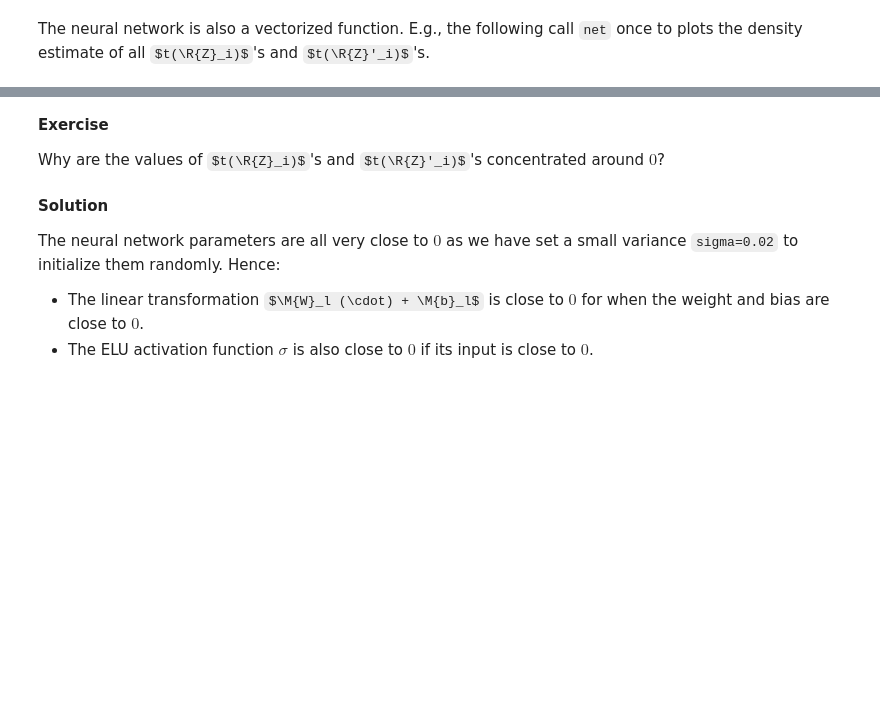
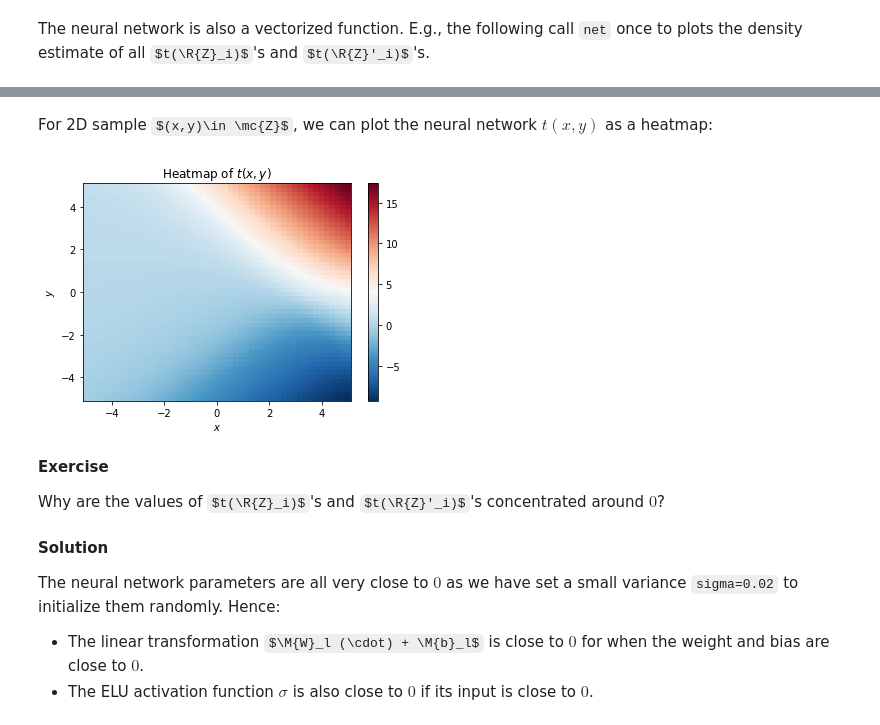
Before and after one commit to ccha23/miml, a Jupyter notebook: source/part1/Training.ipynb, the cells around one changed output, grey strips where cells are left out. Drawn from its saved outputs; the diff is of its cells as text; code cells hidden in the pictures; some formulas as TeX source; blank space fills up the shorter version.

```diff
--- a/source/part1/Training.ipynb
+++ b/source/part1/Training.ipynb
@@ -188,6 +199,5 @@ class Net(nn.Module):
 
 
 torch.manual_seed(SEED)  # seed RNG for PyTorch
-net = Net()
-net.to(DEVICE)
+net = Net().to(DEVICE)
 print(net)
@@ -211,3 +229,22 @@ plt.show()
+# %% [markdown]
+For 2D sample $(x,y)\in \mc{Z}$, we can plot the neural network $t(x,y)$ as a heatmap:
+# %%
+def plot_net_2(net, xmin=-5, xmax=5, ymin=-5, ymax=5, xgrids=50, ygrids=50, ax=None):
+    """Plot a heat map of a neural network net. net can only have two inputs."""
+    x, y = np.mgrid[xmin : xmax : xgrids * 1j, ymin : ymax : ygrids * 1j]
+    xy = np.concatenate((x[:, :, None], y[:, :, None]), axis=2)
+    with torch.no_grad():
+        z = net(Tensor(xy).to(DEVICE))[:, :, 0].cpu()
+    if ax is None:
+        ax = plt.gca()
+    im = ax.pcolormesh(x, y, z, cmap="RdBu_r", shading="auto")
+    ax.figure.colorbar(im)
+    ax.set(xlabel=r"$x$", ylabel=r"$y$", title=r"Heatmap of $t(x,y)$")
+
+
+plot_net_2(net)
+# %% [output]
+[figure, added]
 # %% [markdown]
 **Exercise**
 
```
Also changed, not shown: parts of 18 cells of this notebook, 11 other files.
